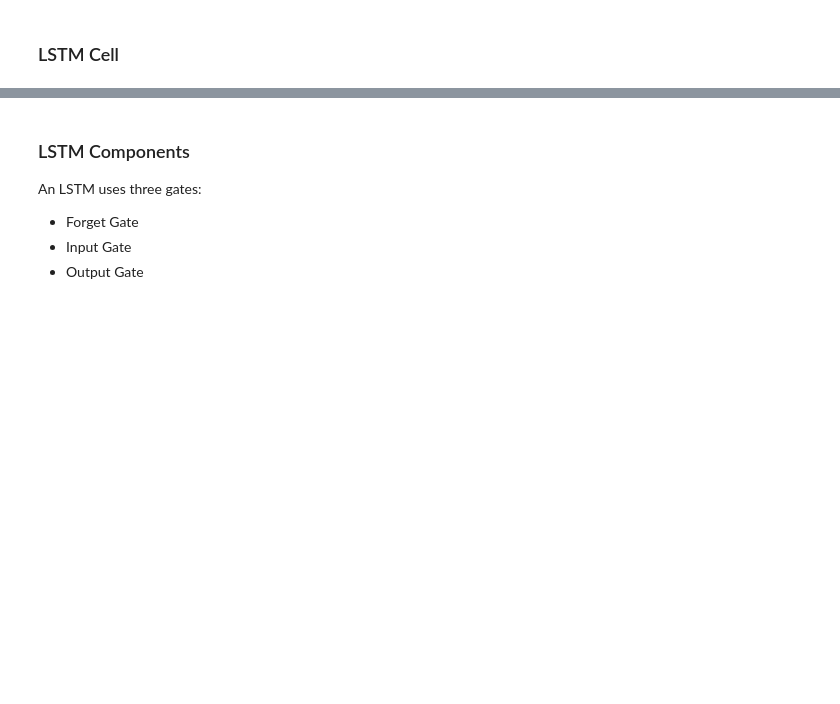
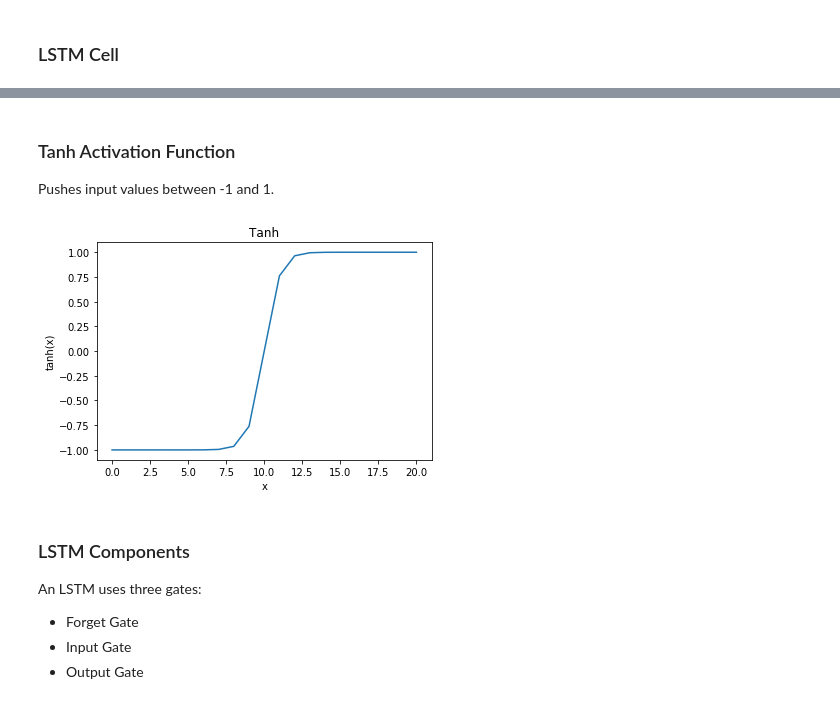
Before and after one commit to PythonWorkshop/intro-to-nlp-with-pytorch, a Jupyter notebook: Sequence Models/Sequence Models (Presentation).ipynb, the cells around one changed output, grey strips where cells are left out. Drawn from its saved outputs; the diff is of its cells as text; code cells hidden in the pictures; blank space fills up the shorter version.

```diff
--- a/Sequence Models/Sequence Models (Presentation).ipynb
+++ b/Sequence Models/Sequence Models (Presentation).ipynb
@@ -39,3 +74,10 @@ torch.manual_seed(1)
+# %% [markdown]
+### Tanh Activation Function
+Pushes input values between -1 and 1.
+# %%
+plot_activation('tanh')
+# %% [output]
+[figure, added]
 # %% [markdown]
 ### LSTM Components
 An LSTM uses three gates:
```
Also changed, not shown: parts of 8 cells of this notebook, 1 other file.
